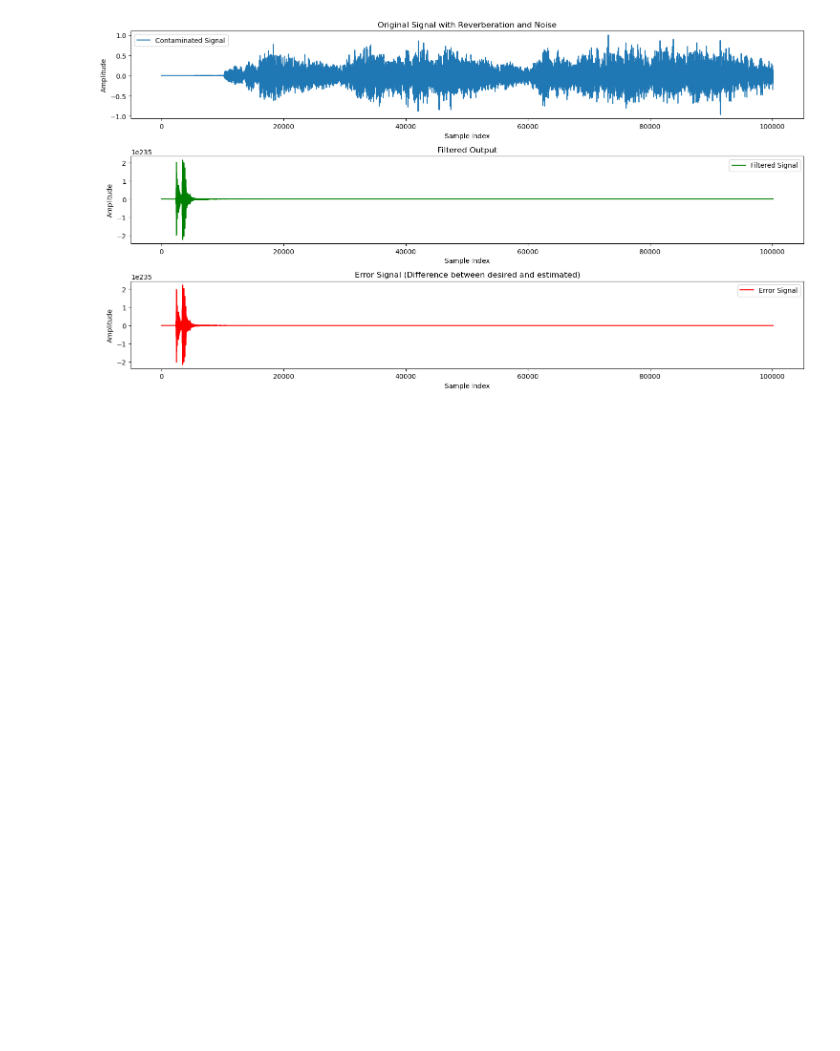
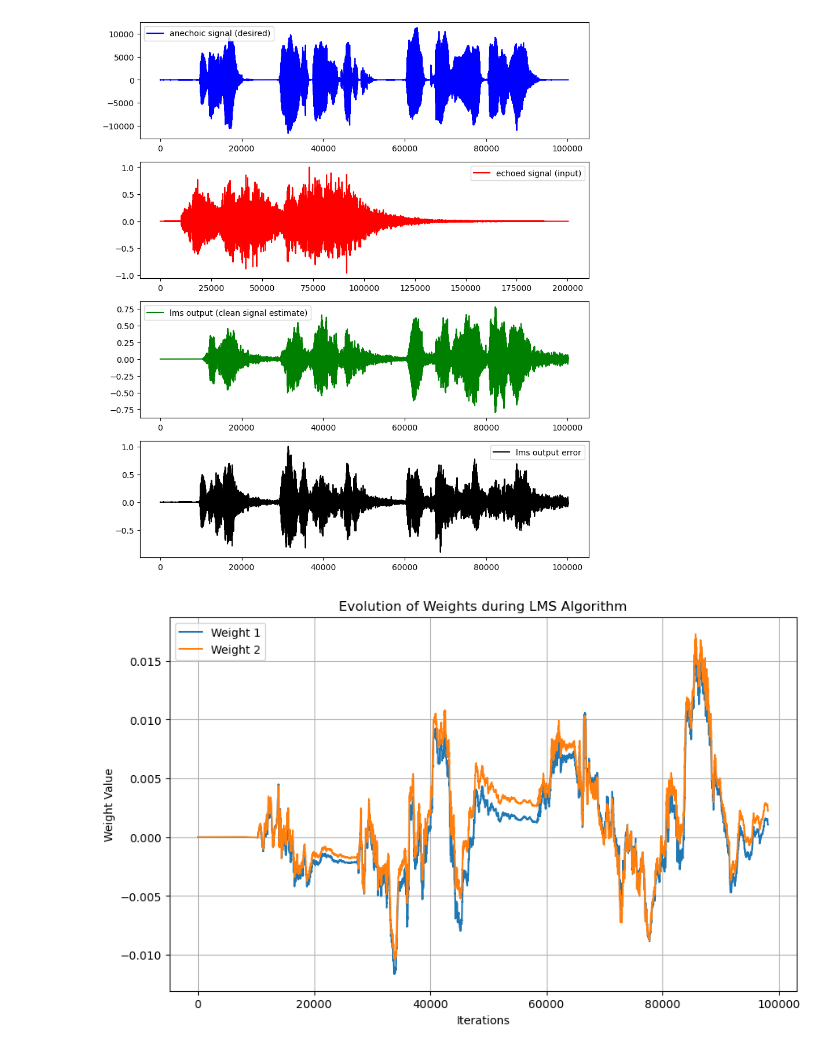
Before and after one commit to GiovaniZanfra/echo_noise_removal, a Jupyter notebook: lms.ipynb, the cells around one changed output. Cells and saved outputs as stored; diff of their text form; code cells hidden in the pictures; blank space fills up the shorter version.

```diff
--- a/lms.ipynb
+++ b/lms.ipynb
@@ -134,51 +32,22 @@ def is_minimum_phase(impulse_response, sample_rate):
-# %%
-import numpy as np
-import matplotlib.pyplot as plt
-
-# Hyperparameters for LMS
-step_size = 0.001  # Step size for the LMS algorithm
-filtering_order = 256  # Order of the adaptive filter
-
-# Signals
-desired_signal = anechoic_audio_impulse_response_convolution[:len(impulse_response)]  # Signal to clean
-input_signal = impulse_response  # Reference signal (IR)
-
-# Apply LMS filtering
-filtered_output, final_weights, weights_evolution, error_signal = lms(
-    desired_signal=desired_signal,
-    input_signal=input_signal,
-    step_size=step_size,
-    filtering_order=filtering_order
-)
-
-# Visualization
-plt.figure(figsize=(15, 8))
-
-# Original contaminated signal
-plt.subplot(3, 1, 1)
-plt.title("Original Signal with Reverberation and Noise")
-plt.plot(desired_signal, label="Contaminated Signal")
-plt.legend()
-plt.xlabel("Sample Index")
-plt.ylabel("Amplitude")
-
-# Filtered output
-plt.subplot(3, 1, 2)
-plt.title("Filtered Output")
-plt.plot(filtered_output, label="Filtered Signal", color="green")
-plt.legend()
-plt.xlabel("Sample Index")
-plt.ylabel("Amplitude")
-
-# Error signal
-plt.subplot(3, 1, 3)
-plt.title("Error Signal (Difference between desired and estimated)")
-plt.plot(error_signal, label="Error Signal", color="red")
-plt.legend()
-plt.xlabel("Sample Index")
-plt.ylabel("Amplitude")
-
-plt.tight_layout()
-plt.show()
-# %% [output]
-[figure, removed]
+# %%
+filtering_order = 2000
+step_size = 0.001
+
+output, weights, weights_evolution, error = lms(anechoic_audio, anechoic_audio_impulse_response_convolution, step_size, filtering_order)
+error = normalize(anechoic_audio) - normalize(output)
+fig, ax = plt.subplots(4, 1, figsize=(10, 12))
+ax[0].plot(anechoic_audio, color='blue', label='anechoic signal (desired)')
+ax[0].legend()
+ax[1].plot(anechoic_audio_impulse_response_convolution, color='red', label='echoed signal (input)')
+ax[1].legend()
+ax[2].plot(output, color='green', label='lms output (clean signal estimate)')
+ax[2].legend()
+ax[3].plot(error, color='black', label='lms output error')
+ax[3].legend()
+plot_weights_evolution(weights_evolution)
+sf.write("anechoic_audio.wav", anechoic_audio, 16000)
+sf.write("anechoic_audio_impulse_response_convolution.wav", anechoic_audio_impulse_response_convolution, 16000)
+sf.write("lms_output_audio.wav", output, 16000)
+# %% [output]
+[figure, added]
+[figure, added]
```
Also changed, not shown: parts of 26 cells of this notebook, 1 other file.
